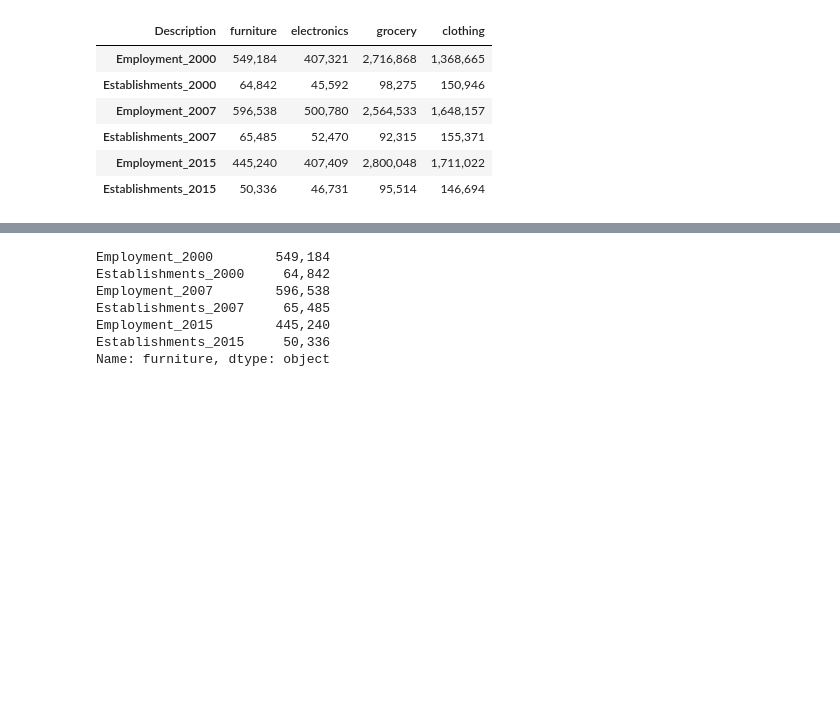
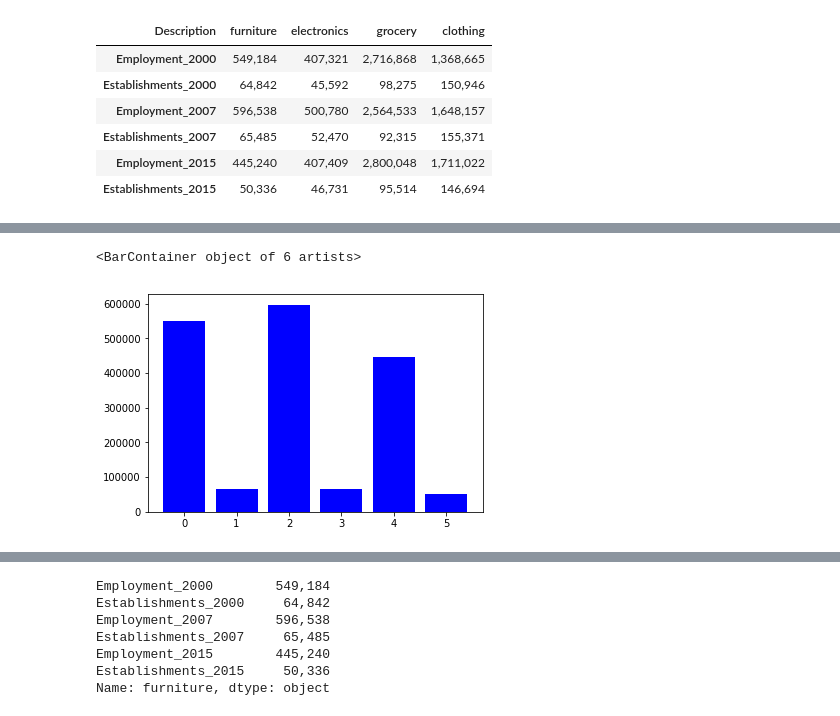
Before and after one commit to christybalaji/Retail_Crisis, a Jupyter notebook: data/plots/emloyment_establisment.ipynb, the cells around one changed output, grey strips where cells are left out. Drawn from its saved outputs; the diff is of its cells as text; code cells hidden in the pictures; blank space fills up the shorter version.

```diff
--- a/data/plots/emloyment_establisment.ipynb
+++ b/data/plots/emloyment_establisment.ipynb
@@ -52,0 +82,23 @@ reverse_df
+# %%
+values = trans_df["furniture"]
+numbers = []
+for x in range(len(values)):
+    y=values[x]
+    numbers.append(y)
+
+
+labels = []
+for x in range(len(tick_labels)):
+    y=tick_labels[x]
+    labels.append(y)
+# %%
+tick_labels = reverse_df.columns
+
+x_axis = np.arange(len(numbers))
+
+plt.bar(x_axis, numbers, color="b", align="center")
+
+# plt.set_xticklabels(reverse_df.index,rotation=90)
+# %% [output]
+<BarContainer object of 6 artists>
+[figure, added]
```
Also changed, not shown: parts of 11 cells of this notebook, 1 other file.
